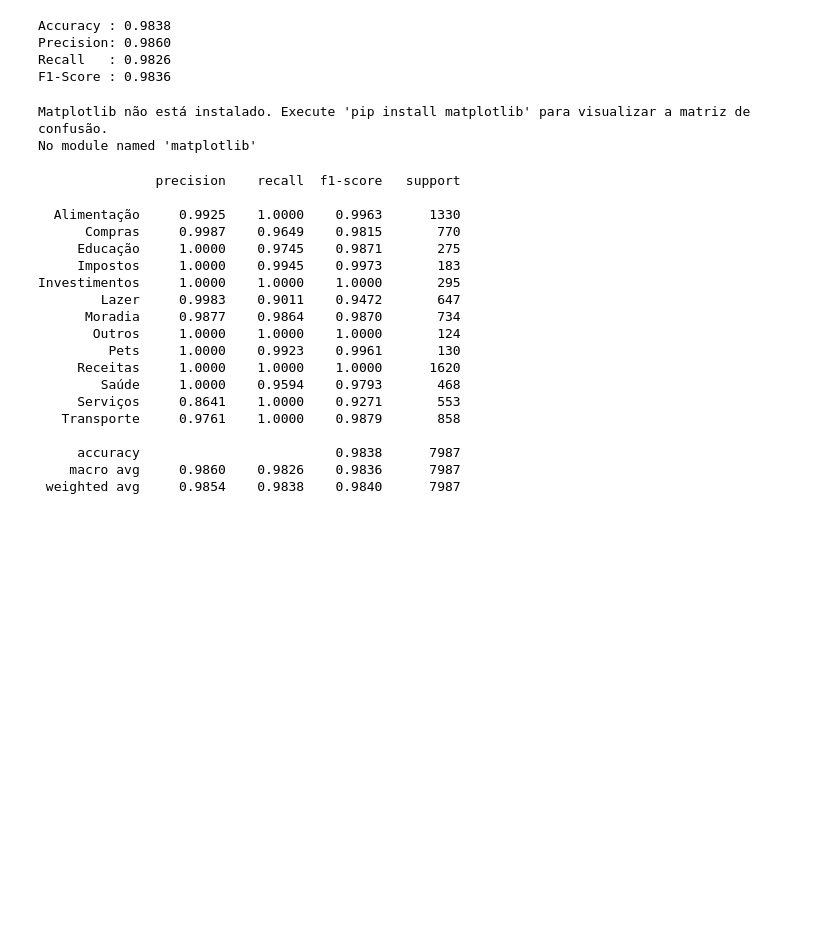
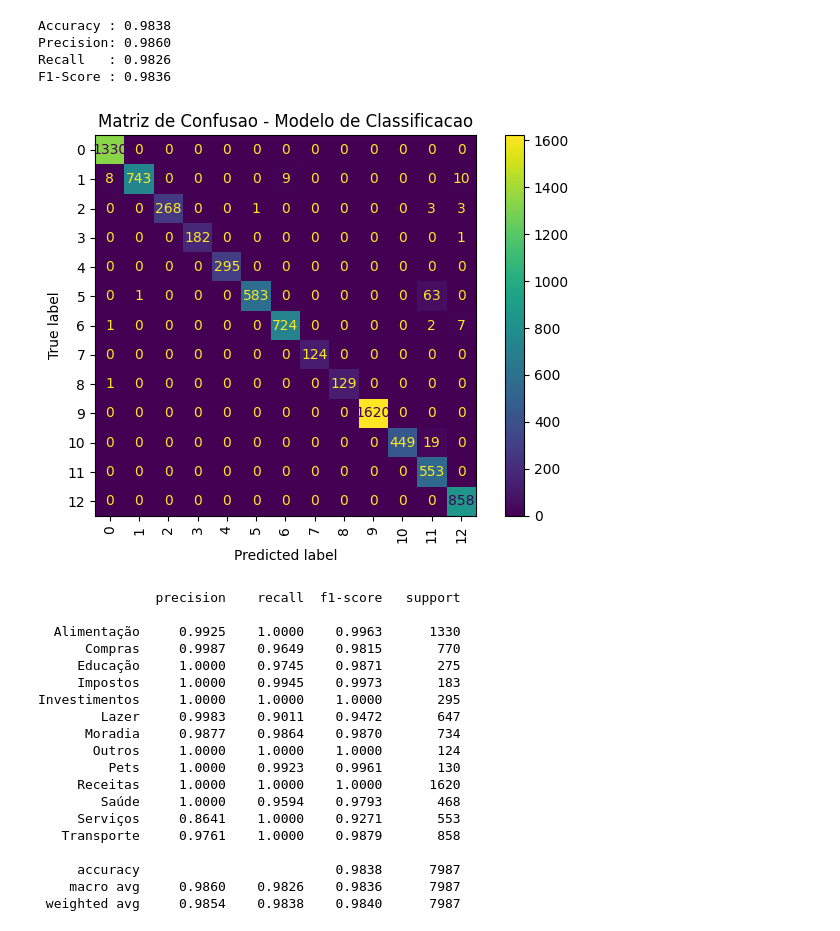
Before and after one commit to No-Country-simulation/G9-BR-Team-26, a Jupyter notebook: data-science/notebooks/training/TreinamentoCategoria.ipynb, the cells around one changed output. Saved outputs shown, nothing was run; the diff lists cells and outputs as text; code cells hidden in the pictures; blank space fills up the shorter version.

```diff
--- a/data-science/notebooks/training/TreinamentoCategoria.ipynb
+++ b/data-science/notebooks/training/TreinamentoCategoria.ipynb
@@ -47,5 +30,7 @@ BASE_MODELS = "../models"
 # ==========================================================
 
 dataset_categoria = pd.read_csv(
-    "../data/processed/dataset_modelo_categoria.csv"
+    f"{BASE}/processed/dataset_modelo_categoria.csv"
 )
+
+dataset_categoria.head()
@@ -127,25 +86,14 @@ X_train, X_test, y_train, y_test = train_test_split(
 # ==========================================================
 
 modelo_categoria = MultinomialNB()
-
-modelo_categoria.fit(
-
-    X_train,
-
-    y_train
-
-)
+modelo_categoria.fit(X_train, y_train)
 # %% [output]
 MultinomialNB()
 # %%
 # ==========================================================
-# PREDIÇÃO
+# PREDICAO
 # ==========================================================
 
-predicoes = modelo_categoria.predict(
-
-    X_test
-
-)
+predicoes = modelo_categoria.predict(X_test)
 # %%
 # ==========================================================
@@ -190,25 +116,20 @@ Recall   : 0.9826
 F1-Score : 0.9836
 # %%
 # ==========================================================
-# MATRIZ DE CONFUSÃO
+# MATRIZ DE CONFUSAO
 # ==========================================================
 
-try:
-    import matplotlib.pyplot as plt
-    from sklearn.metrics import confusion_matrix, ConfusionMatrixDisplay
+import matplotlib.pyplot as plt
+from sklearn.metrics import ConfusionMatrixDisplay
 
-    cm = confusion_matrix(y_test, predicoes)
-    disp = ConfusionMatrixDisplay(confusion_matrix=cm)
+cm = confusion_matrix(y_test, predicoes)
+disp = ConfusionMatrixDisplay(confusion_matrix=cm)
 
-    disp.plot(xticks_rotation=90)
-    plt.title("Matriz de Confusão - Modelo de Classificação")
-    plt.tight_layout()
-    plt.show()
-except ModuleNotFoundError as e:
-    print("Matplotlib não está instalado. Execute 'pip install matplotlib' para visualizar a matriz de confusão.")
-    print(e)
+disp.plot(xticks_rotation=90)
+plt.title("Matriz de Confusao - Modelo de Classificacao")
+plt.tight_layout()
+plt.show()
 # %% [output]
-Matplotlib não está instalado. Execute 'pip install matplotlib' para visualizar a matriz de confusão.
-No module named 'matplotlib'
+[figure, added]
 # %%
 # ==========================================================
```
Also changed, not shown: parts of 17 cells of this notebook, 14 other files.
